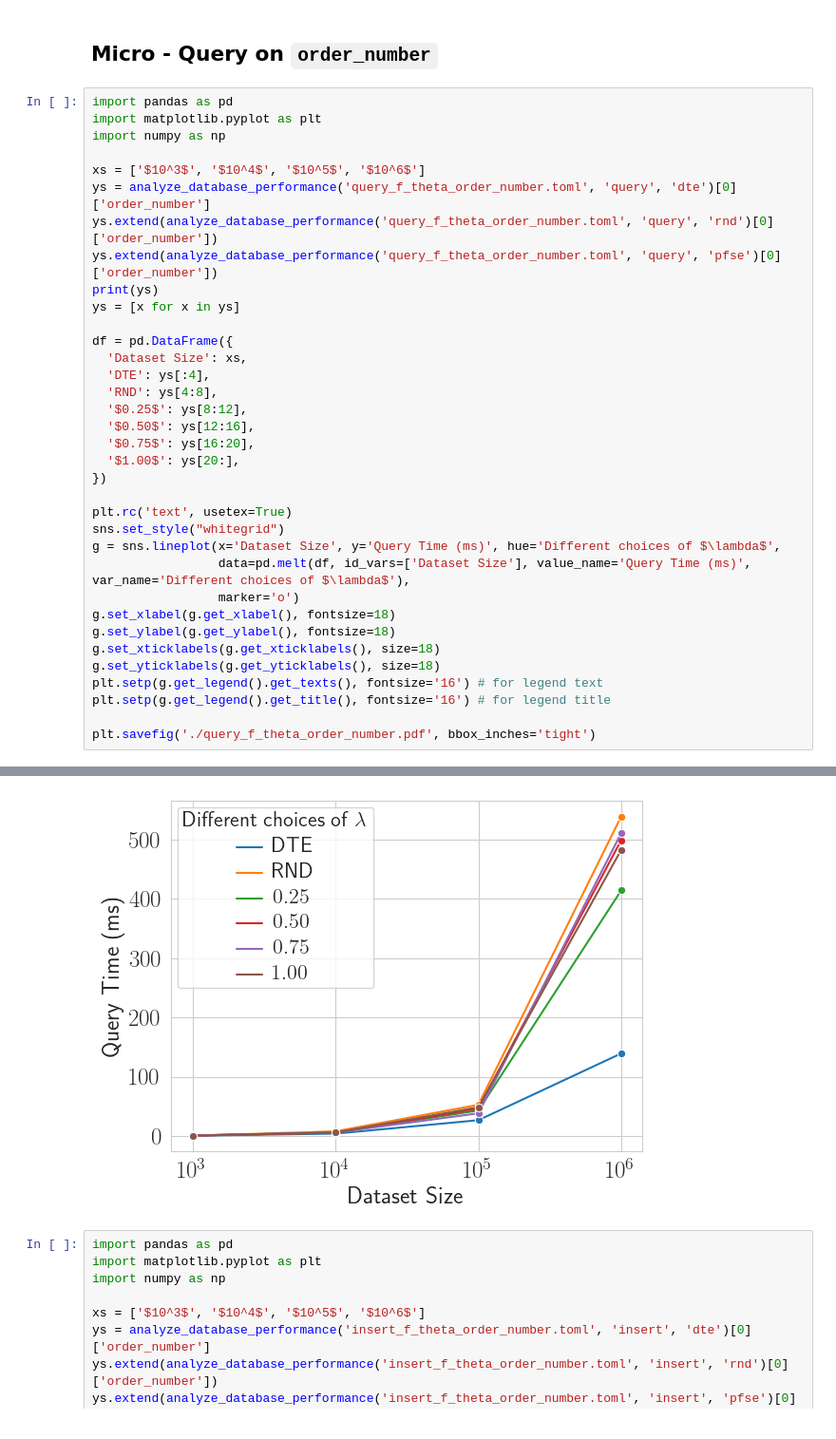
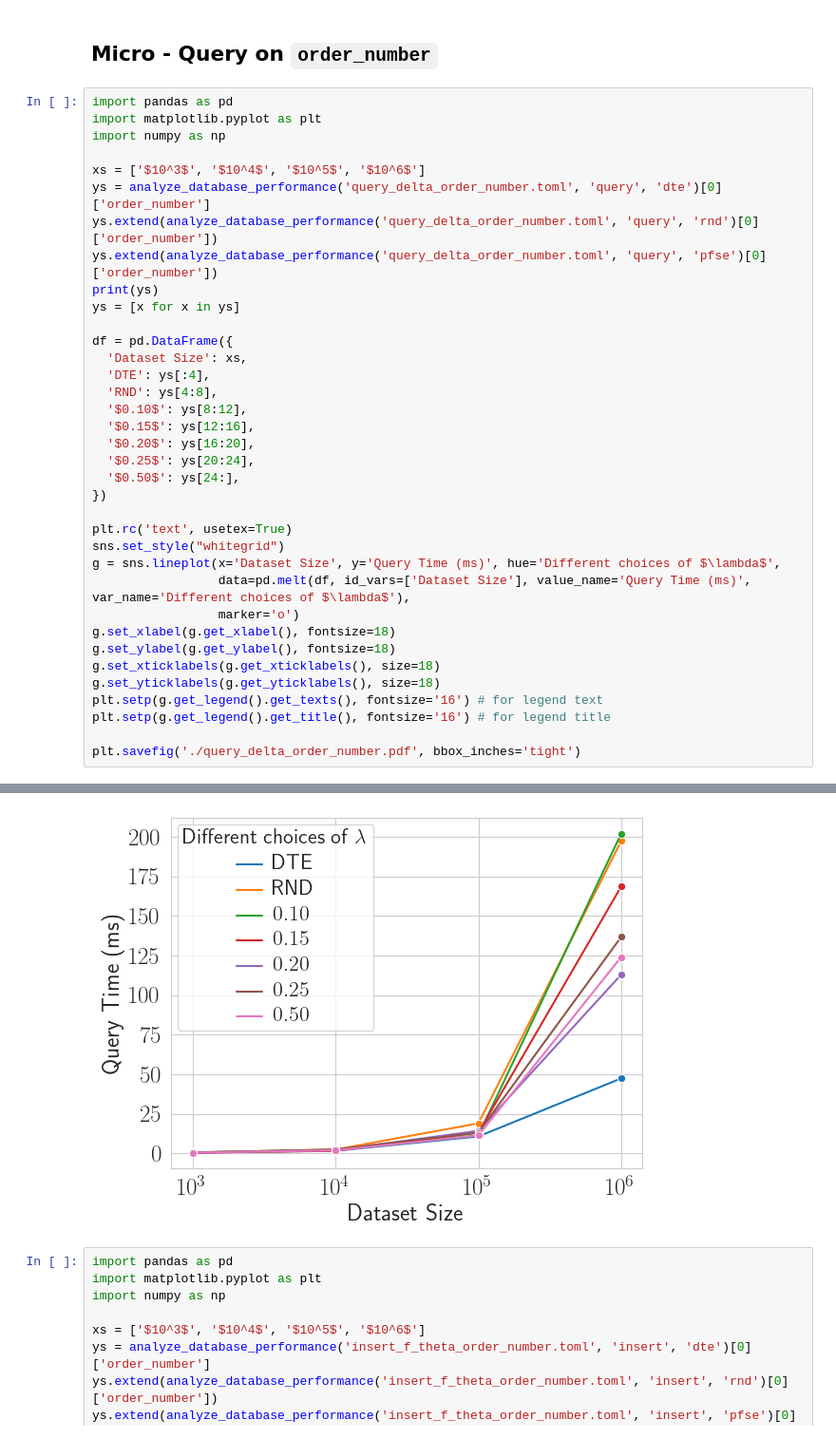
Before and after one commit to hiroki-chen/PFSE-Prototype, a Jupyter notebook: fig/fig.ipynb, the cells around one changed output, grey strips where cells are left out. Shown at 95% size. Cells and saved outputs as stored; diff of their text form.

```diff
--- a/fig/fig.ipynb
+++ b/fig/fig.ipynb
@@ -139,9 +139,9 @@ import matplotlib.pyplot as plt
 import numpy as np
 
 xs = ['$10^3$', '$10^4$', '$10^5$', '$10^6$']
-ys = analyze_database_performance('query_f_theta_order_number.toml', 'query', 'dte')[0]['order_number']
-ys.extend(analyze_database_performance('query_f_theta_order_number.toml', 'query', 'rnd')[0]['order_number'])
-ys.extend(analyze_database_performance('query_f_theta_order_number.toml', 'query', 'pfse')[0]['order_number'])
+ys = analyze_database_performance('query_delta_order_number.toml', 'query', 'dte')[0]['order_number']
+ys.extend(analyze_database_performance('query_delta_order_number.toml', 'query', 'rnd')[0]['order_number'])
+ys.extend(analyze_database_performance('query_delta_order_number.toml', 'query', 'pfse')[0]['order_number'])
 print(ys)
 ys = [x for x in ys]
 
@@ -149,10 +149,11 @@ df = pd.DataFrame({
   'Dataset Size': xs,
   'DTE': ys[:4],
   'RND': ys[4:8],
-  '$0.25$': ys[8:12],
-  '$0.50$': ys[12:16],
-  '$0.75$': ys[16:20],
-  '$1.00$': ys[20:],
+  '$0.10$': ys[8:12],
+  '$0.15$': ys[12:16],
+  '$0.20$': ys[16:20],
+  '$0.25$': ys[20:24],
+  '$0.50$': ys[24:],
 })
 
 plt.rc('text', usetex=True)
@@ -167,5 +168,5 @@ g.set_yticklabels(g.get_yticklabels(), size=18)
 plt.setp(g.get_legend().get_texts(), fontsize='16') # for legend text
 plt.setp(g.get_legend().get_title(), fontsize='16') # for legend title
 
-plt.savefig('./query_f_theta_order_number.pdf', bbox_inches='tight')
+plt.savefig('./query_delta_order_number.pdf', bbox_inches='tight')
 # %% [output]
@@ -176,4 +177,4 @@ Scanning query_f_theta_order_number.toml.
-[figure, old version]
+[figure, new version]
 # %%
 import pandas as pd
 import matplotlib.pyplot as plt
```
Also changed, not shown: parts of 1 cell of this notebook, 3 other files.
